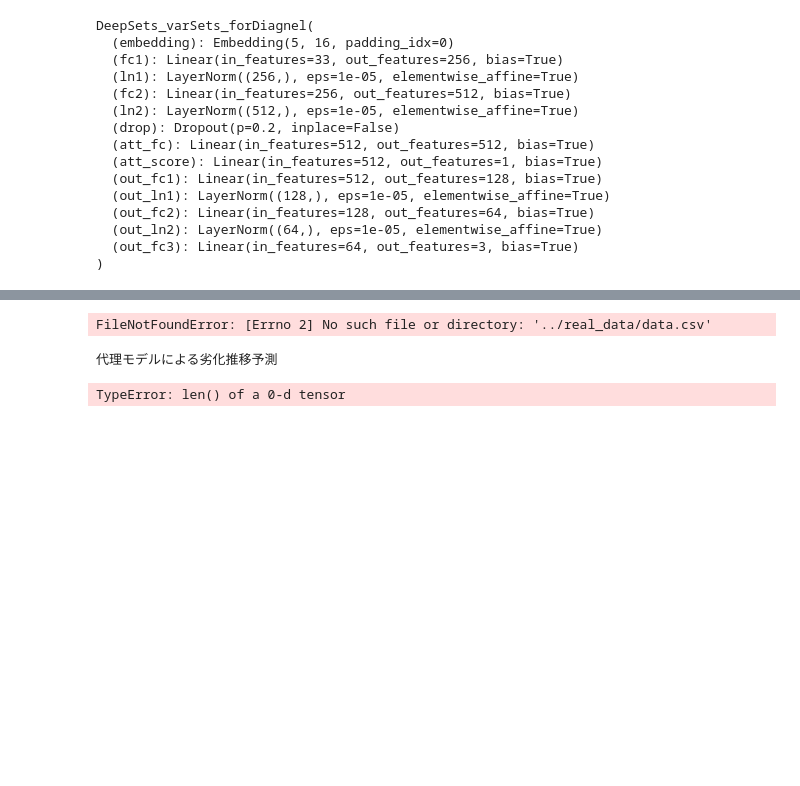
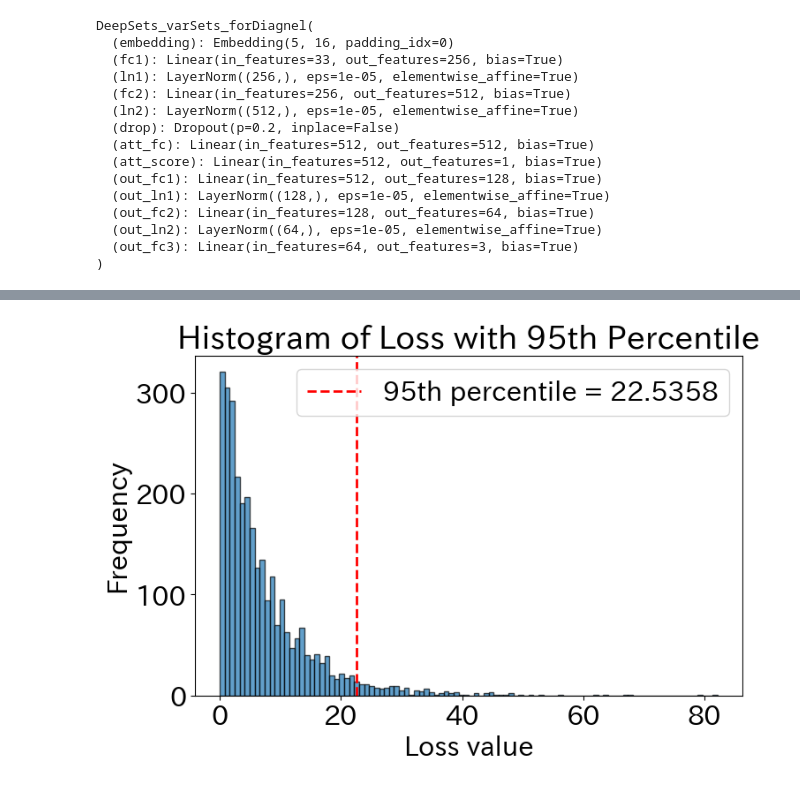
Before and after one commit to natsuki0720/CTMCxDeepSets_portfolio, a Jupyter notebook: notebooks/evaluate_mixed_model.ipynb, the cells around one changed output, grey strips where cells are left out. Saved outputs shown, nothing was run; the diff lists cells and outputs as text; code cells hidden in the pictures; blank space fills up the shorter version.

```diff
--- a/notebooks/evaluate_mixed_model.ipynb
+++ b/notebooks/evaluate_mixed_model.ipynb
@@ -156,67 +157,14 @@ plt.scatter(df["true"],df["pred"],color = "#d69c6a",edgecolors="#d79e6b",s = 20,
 # %%
-real_data_dir = "../real_data/data.csv"
-df = pd.read_csv(real_data_dir, delimiter=",", header = None)
-df.columns = ["pre", "post", "time"]
-df = df[df["pre"] < 4]
-df = df[df["post"] < 5]
-print(len(df))
-r = 1.2
-plt.hist(df["time"], bins=30, alpha=0.5, color="blue", edgecolor="black", zorder= 2)
-plt.title("RC床版の点検間隔分布")
+p95 = np.percentile(df["loss"], 95)
+
+plt.figure(figsize=(8, 5))
+plt.hist(df["loss"], bins=100, edgecolor="black", alpha=0.7)
+plt.axvline(p95, color="red", linestyle="--", linewidth=2, label=f"95th percentile = {p95:.4f}")
+
+plt.xlabel("Loss value")
+plt.ylabel("Frequency")
+plt.title("Histogram of Loss with 95th Percentile")
+plt.legend()
+plt.show()
 # %% [output]
-FileNotFoundError: [Errno 2] No such file or directory: '../real_data/data.csv'
+[figure, added]
-# %%
-colors= ['#6b89a9', '#8ea978', '#d69c6a', '#a55a5b'] #彩度下げ冷暖色
-plt.rcParams["figure.figsize"] = (8, 5)
-
-sequence = np.arange(0, 100, 0.01)
-def visualize(Q,title):
-    vecs = []
-    for t in sequence:
-        P = expm(Q * t)
-        vecs.append(P[0])
-
-    for i, vec in enumerate(vecs):
-        bottom = 0
-        # vec = vec[::-1]
-
-        for j, value in enumerate(vec):
-            plt.bar(sequence[i], value, bottom=bottom, color=colors[j],width=0.01)
-            bottom += value
-    for i in range(len(colors)):
-        plt.scatter([],[], color = colors[i],label = f"Condition state {i+1}")
-    vecs = np.array(vecs)
-
-    plot_trueline(c[0])
-    plt.tick_params(axis='x', labelsize=14, direction='in', length=10)
-    plt.tick_params(axis='y', labelsize=14, direction='in', length=10)
-    plt.xlabel("Elapsed time (year)", fontsize = 22)
-    plt.ylabel("Ratio", fontsize = 22)
-    # plt.title(title, fontsize = 18)
-    plt.legend(loc = "lower left")
-    plt.show()
-
-def generate_Q_from_diagonal(vec):
-        Q = np.zeros((4,4))
-        for i in range(len(vec)):
-            Q[i,i+1]= vec[i]
-            Q[i,i] = -Q[i,i+1]
-        return Q
-def plot_trueline(vec):
-    true_vecs = []
-    true_Q = generate_Q_from_diagonal(vec/r)
-    for t in sequence:
-        P = expm(true_Q * t)
-        true_vecs.append(P[0])
-    true_vecs = np.array(true_vecs)
-
-    plt.plot(sequence,true_vecs[:,0],linestyle = "--",color = "black",lw = 4)
-    plt.plot(sequence,true_vecs[:,0]+true_vecs[:,1],linestyle = "-.",color = "black",lw = 4)
-    plt.plot(sequence,true_vecs[:,0]+true_vecs[:,1]+true_vecs[:,2],linestyle = ":",color = "black",lw = 4)
-
-
-print("代理モデルによる劣化推移予測")
-visualize(generate_Q_from_diagonal(out[0]/r),"代理モデルによる劣化推移予測")
-# %% [output]
-代理モデルによる劣化推移予測
-TypeError: len() of a 0-d tensor
```
Also changed, not shown: parts of 3 cells of this notebook, 1 other file.
